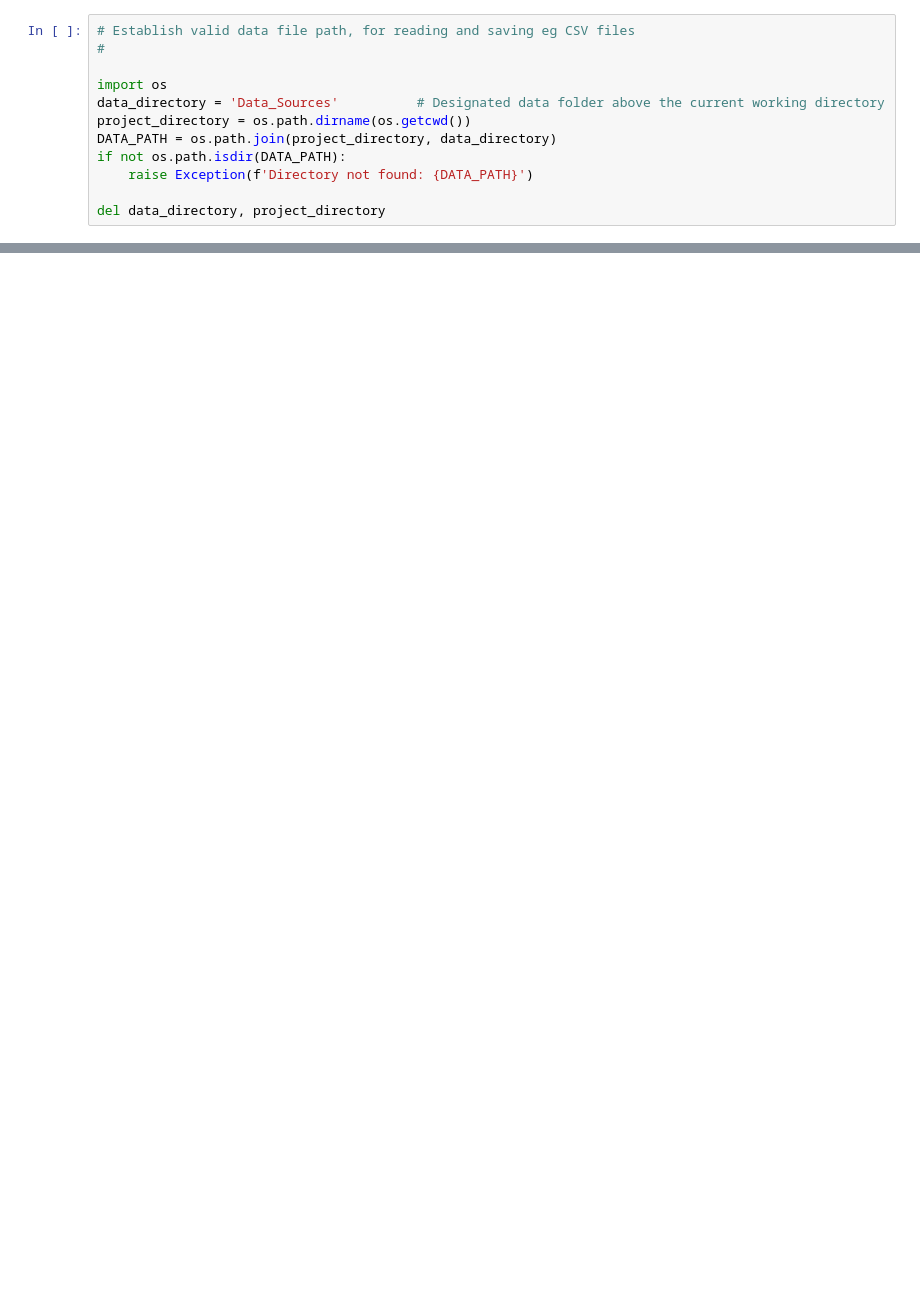
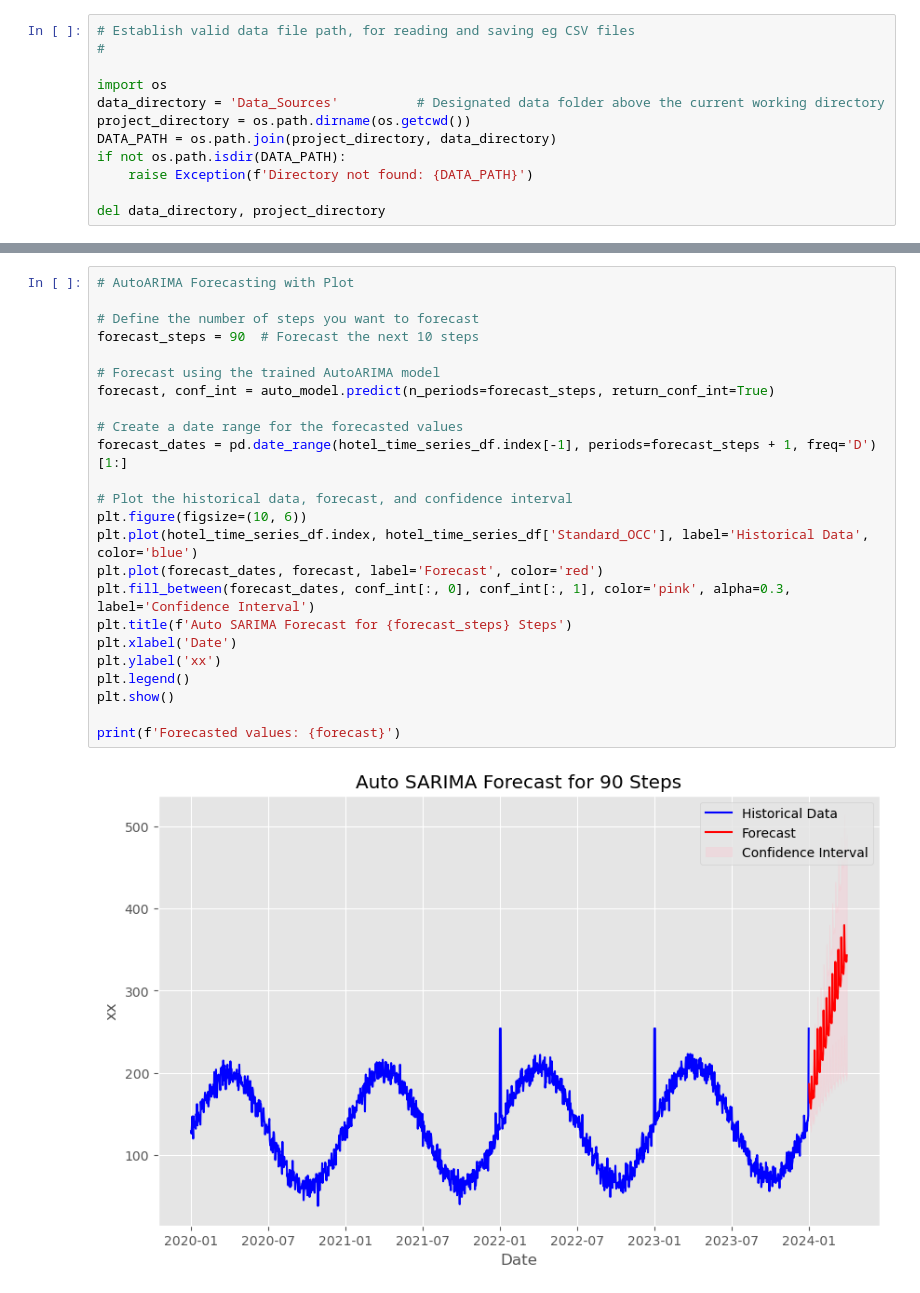
Before and after one commit to StuartG24/Travel_Co_Analysis, a Jupyter notebook: Notebooks_Data_Analysis/demand_analysis_sarima.ipynb, the cells around one changed output, grey strips where cells are left out. Saved outputs shown, nothing was run; the diff lists cells and outputs as text; blank space fills up the shorter version.

```diff
--- a/Notebooks_Data_Analysis/demand_analysis_sarima.ipynb
+++ b/Notebooks_Data_Analysis/demand_analysis_sarima.ipynb
@@ -112,0 +214,26 @@ ACF plot earlier suggest MA order q of approximately 60
+# %%
+# AutoARIMA Forecasting with Plot
+
+# Define the number of steps you want to forecast
+forecast_steps = 90  # Forecast the next 10 steps
+
+# Forecast using the trained AutoARIMA model
+forecast, conf_int = auto_model.predict(n_periods=forecast_steps, return_conf_int=True)
+
+# Create a date range for the forecasted values
+forecast_dates = pd.date_range(hotel_time_series_df.index[-1], periods=forecast_steps + 1, freq='D')[1:]
+
+# Plot the historical data, forecast, and confidence interval
+plt.figure(figsize=(10, 6))
+plt.plot(hotel_time_series_df.index, hotel_time_series_df['Standard_OCC'], label='Historical Data', color='blue')
+plt.plot(forecast_dates, forecast, label='Forecast', color='red')
+plt.fill_between(forecast_dates, conf_int[:, 0], conf_int[:, 1], color='pink', alpha=0.3, label='Confidence Interval')
+plt.title(f'Auto SARIMA Forecast for {forecast_steps} Steps')
+plt.xlabel('Date')
+plt.ylabel('xx')
+plt.legend()
+plt.show()
+
+print(f'Forecasted values: {forecast}')
+# %% [output]
+[figure, added]
```
Also changed, not shown: parts of 20 cells of this notebook, 1 other file.
